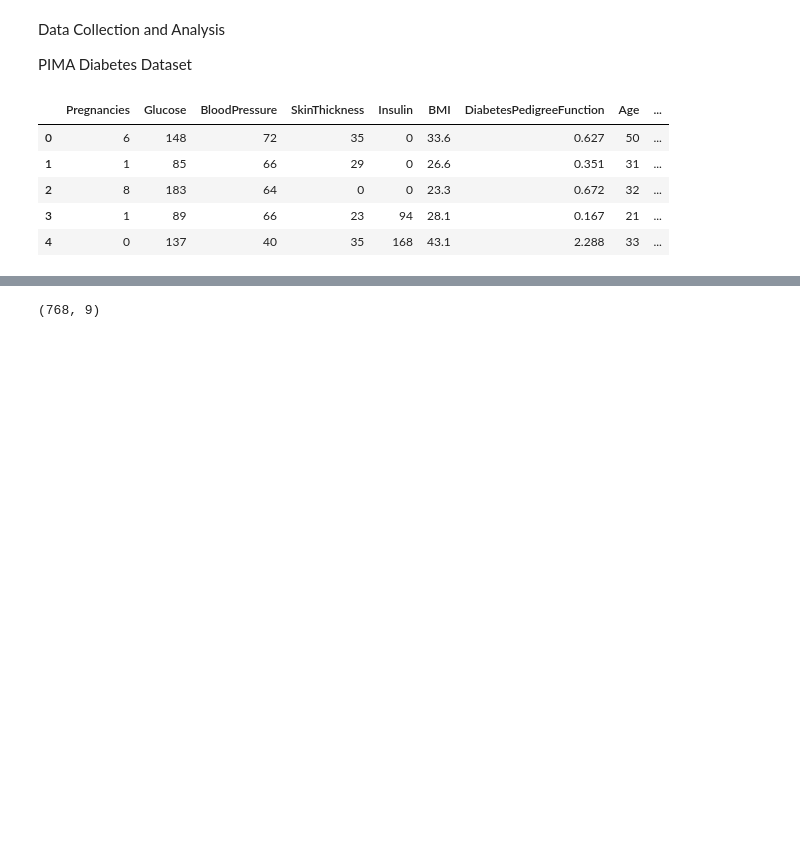
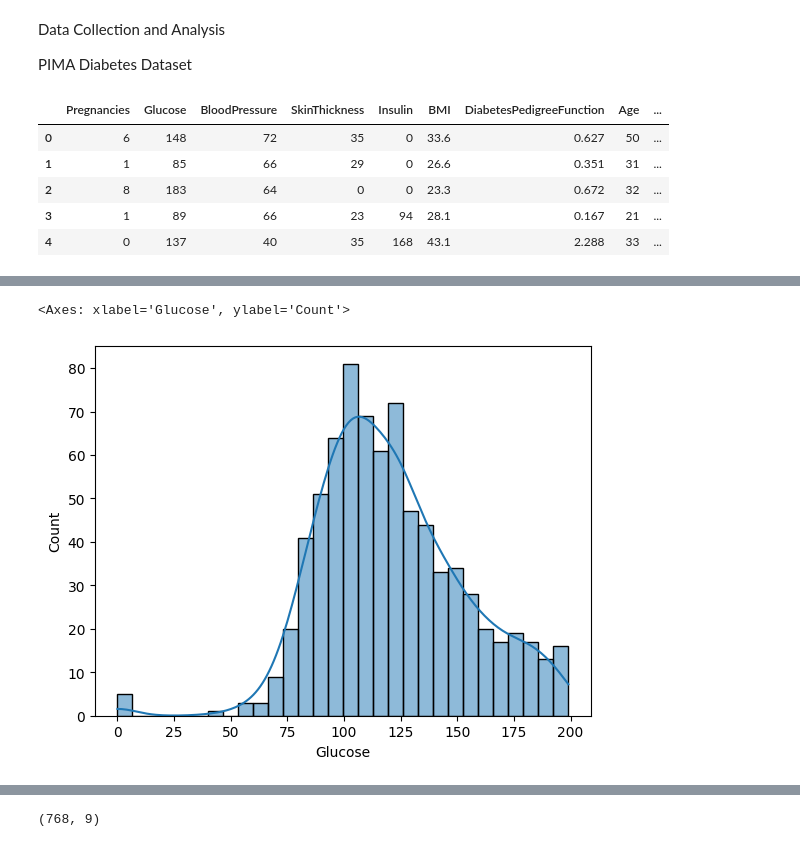
Before and after one commit to Gauranga2022/Machine-Learning-Projects, a Jupyter notebook: Diabetic_prediction_using_support_vector_machine.ipynb, the cells around one changed output, grey strips where cells are left out. Saved outputs shown, nothing was run; the diff lists cells and outputs as text; code cells hidden in the pictures; blank space fills up the shorter version.

```diff
--- a/Diabetic_prediction_using_support_vector_machine.ipynb
+++ b/Diabetic_prediction_using_support_vector_machine.ipynb
@@ -29,0 +55,5 @@ diabetes_dataset.head()
+# %%
+sns.histplot(diabetes_dataset["Glucose"],kde=True, bins=30)
+# %% [output]
+<Axes: xlabel='Glucose', ylabel='Count'>
+[figure, added]
```
Also changed, not shown: parts of 7 cells of this notebook.
